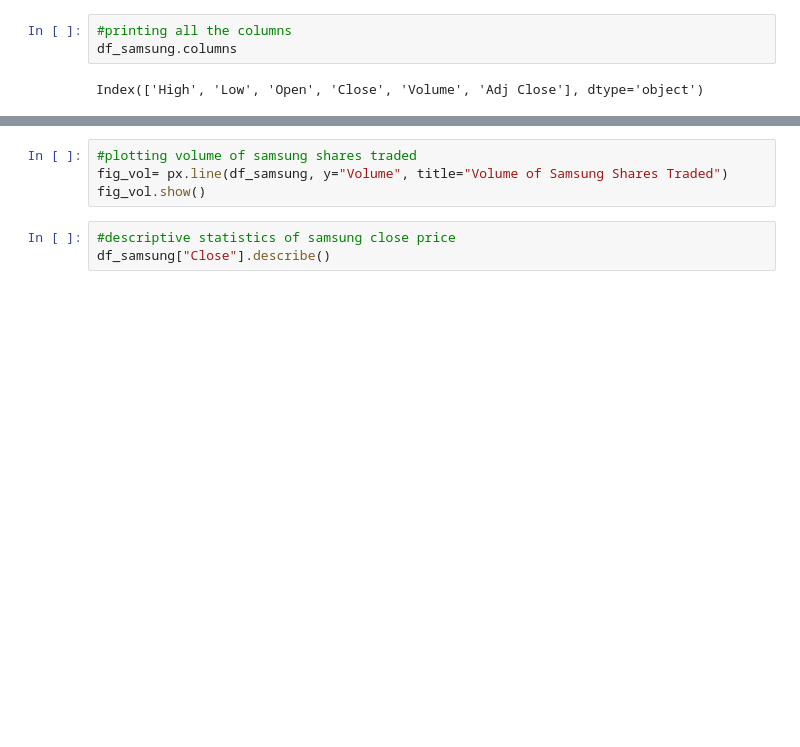
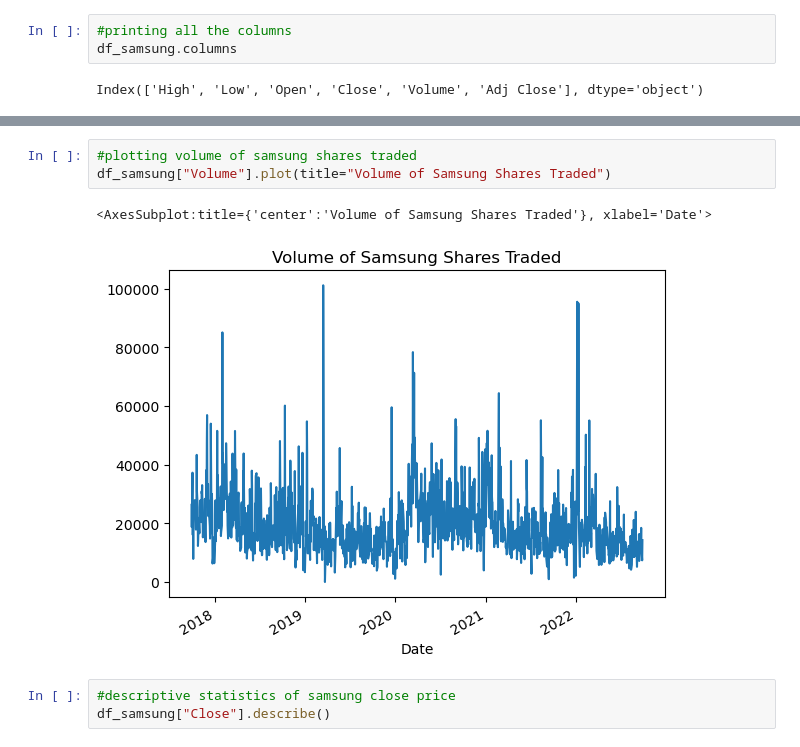
Before and after one commit to SrikarArepalli/Finance, a Jupyter notebook: SamsungElectronics.ipynb, the cells around one changed output, grey strips where cells are left out. Saved outputs shown, nothing was run; the diff lists cells and outputs as text; blank space fills up the shorter version.

```diff
--- a/SamsungElectronics.ipynb
+++ b/SamsungElectronics.ipynb
@@ -21,7 +22,9 @@ fig_all.show()
 # %%
 #plotting volume of samsung shares traded
-fig_vol= px.line(df_samsung, y="Volume", title="Volume of Samsung Shares Traded")
-fig_vol.show()
+df_samsung["Volume"].plot(title="Volume of Samsung Shares Traded")
+# %% [output]
+<AxesSubplot:title={'center':'Volume of Samsung Shares Traded'}, xlabel='Date'>
+[figure, added]
 # %%
 #descriptive statistics of samsung close price
 df_samsung["Close"].describe()
```
Also changed, not shown: parts of 4 cells of this notebook.
